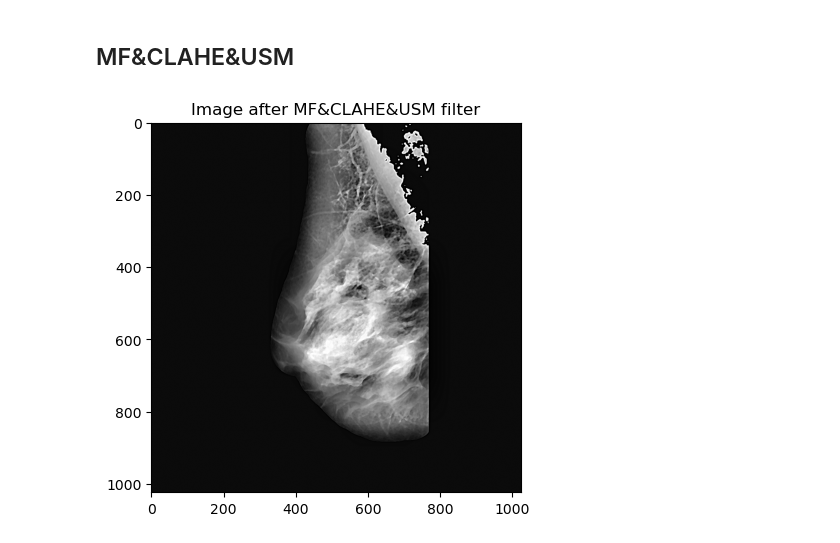
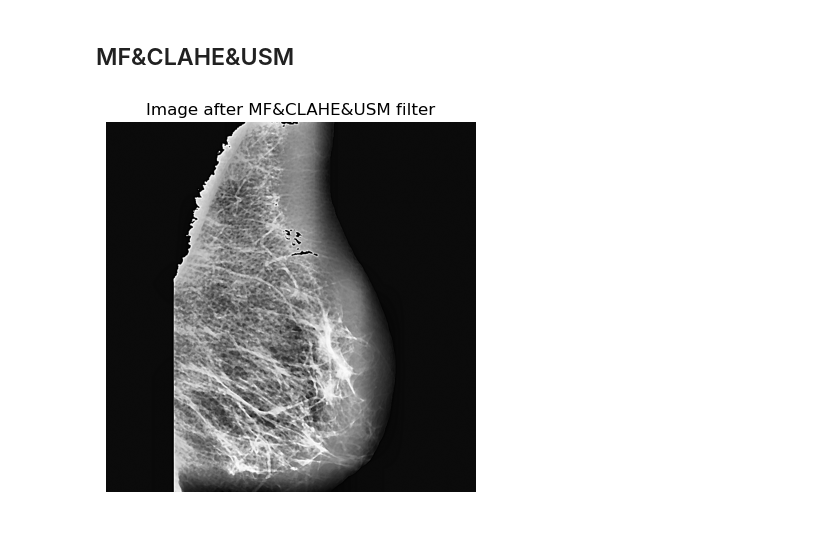
Before and after one commit to L4ncelin/Breast_cancer_detection, a Jupyter notebook: Notebooks/06_create_data_with_filters.ipynb, the cells around one changed output. Cells and saved outputs as stored; diff of their text form; code cells hidden in the pictures.

```diff
--- a/Notebooks/06_create_data_with_filters.ipynb
+++ b/Notebooks/06_create_data_with_filters.ipynb
@@ -107,8 +110,9 @@ data_mf_and_clahe_and_usm = get_features_from_images(images_roi_mf_and_clahe_and
 # %%
 data_mf_and_clahe_and_usm.to_csv("Data/Databases/exctracted_features_MF_and_CLAHE_and_USM.csv", index=False, sep=";")
 # %%
-plt.imshow(images_roi_mf_and_clahe_and_usm[0], cmap='grey')
+plt.imshow(images_roi_mf_and_clahe_and_usm[5], cmap='grey')
 plt.title("Image after MF&CLAHE&USM filter")
+plt.axis("off")
 plt.show()
 # %% [output]
-[figure, old version]
+[figure, new version]
```
Also changed, not shown: parts of 3 cells of this notebook.
